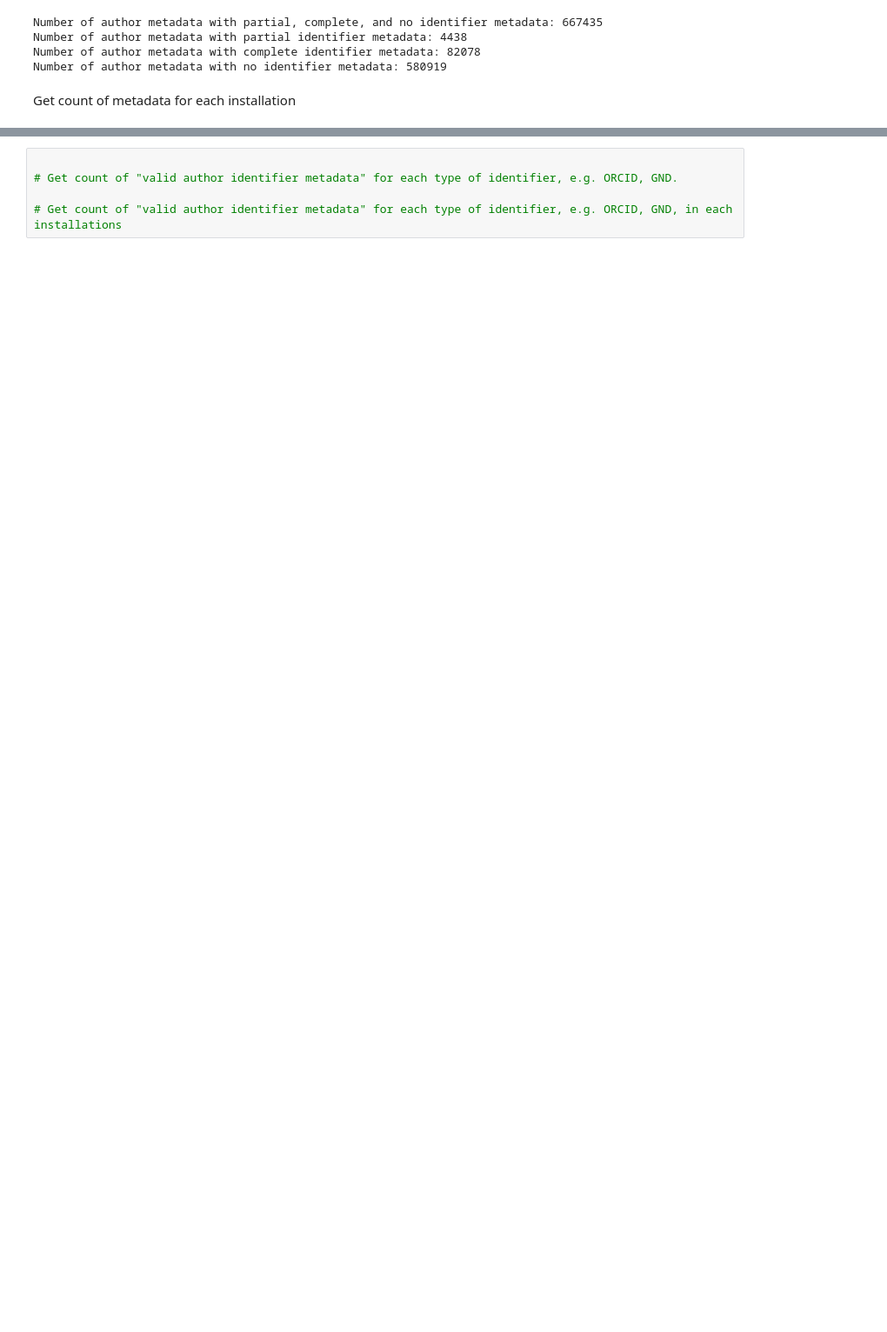
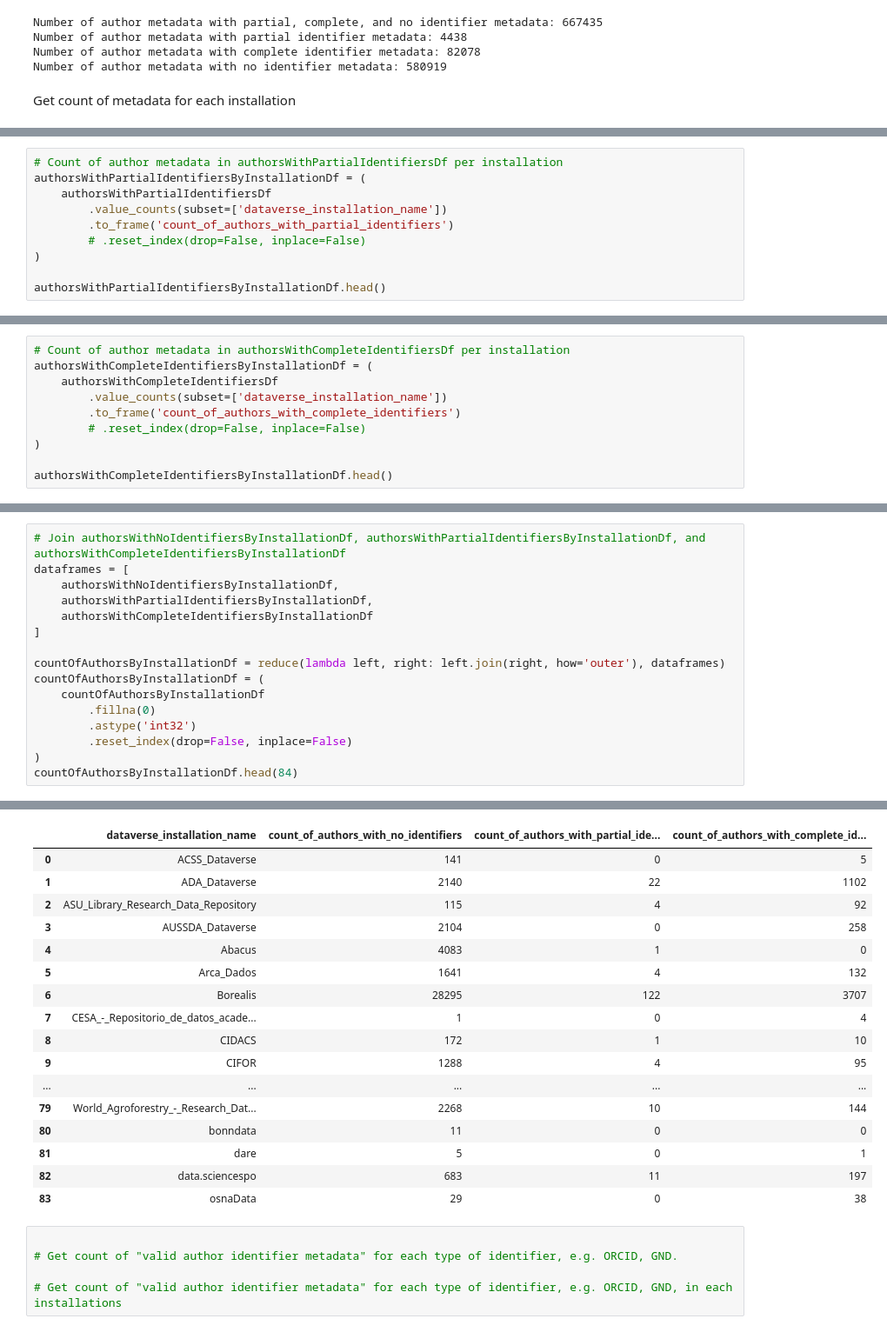
Before and after one commit to jggautier/ux-research-data-analysis, a Jupyter notebook: notebooks/PIDs_for_people_in_Dataverse_datasets/PIDs_for_people_in_HDV_datasets.ipynb, the cells around one changed output, grey strips where cells are left out. Shown at 87% size. Drawn from its saved outputs; the diff is of its cells as text; blank space fills up the shorter version.

```diff
--- a/notebooks/PIDs_for_people_in_Dataverse_datasets/PIDs_for_people_in_HDV_datasets.ipynb
+++ b/notebooks/PIDs_for_people_in_Dataverse_datasets/PIDs_for_people_in_HDV_datasets.ipynb
@@ -162,0 +166,10 @@ See Full Dataframe in Mito
+# %%
+# Count of author metadata in authorsWithPartialIdentifiersDf per installation
+authorsWithPartialIdentifiersByInstallationDf = (
+    authorsWithPartialIdentifiersDf
+        .value_counts(subset=['dataverse_installation_name'])
+        .to_frame('count_of_authors_with_partial_identifiers')
+        # .reset_index(drop=False, inplace=False)
+)
+
+authorsWithPartialIdentifiersByInstallationDf.head()
@@ -162,0 +185,10 @@ See Full Dataframe in Mito
+# %%
+# Count of author metadata in authorsWithCompleteIdentifiersDf per installation
+authorsWithCompleteIdentifiersByInstallationDf = (
+    authorsWithCompleteIdentifiersDf
+        .value_counts(subset=['dataverse_installation_name'])
+        .to_frame('count_of_authors_with_complete_identifiers')
+        # .reset_index(drop=False, inplace=False)
+)
+
+authorsWithCompleteIdentifiersByInstallationDf.head()
@@ -162,0 +204,17 @@ See Full Dataframe in Mito
+# %%
+# Join authorsWithNoIdentifiersByInstallationDf, authorsWithPartialIdentifiersByInstallationDf, and authorsWithCompleteIdentifiersByInstallationDf
+dataframes = [
+    authorsWithNoIdentifiersByInstallationDf,
+    authorsWithPartialIdentifiersByInstallationDf,
+    authorsWithCompleteIdentifiersByInstallationDf
+]
+
+countOfAuthorsByInstallationDf = reduce(lambda left, right: left.join(right, how='outer'), dataframes)
+countOfAuthorsByInstallationDf = (
+    countOfAuthorsByInstallationDf
+        .fillna(0)
+        .astype('int32')
+        .reset_index(drop=False, inplace=False)
+)
+countOfAuthorsByInstallationDf.head(84)
+# %% [output]
@@ -163,3 +222,20 @@ See Full Dataframe in Mito
+|  | dataverse_installation_name | count_of_authors_with_no_identifiers | count_of_authors_with_partial_ide... | count_of_authors_with_complete_id... |
+| 0 | ACSS_Dataverse | 141 | 0 | 5 |
+| 1 | ADA_Dataverse | 2140 | 22 | 1102 |
+| 2 | ASU_Library_Research_Data_Repository | 115 | 4 | 92 |
+| 3 | AUSSDA_Dataverse | 2104 | 0 | 258 |
+| 4 | Abacus | 4083 | 1 | 0 |
+| 5 | Arca_Dados | 1641 | 4 | 132 |
+| 6 | Borealis | 28295 | 122 | 3707 |
+| 7 | CESA_-_Repositorio_de_datos_acade... | 1 | 0 | 4 |
+| 8 | CIDACS | 172 | 1 | 10 |
+| 9 | CIFOR | 1288 | 4 | 95 |
+| ... | ... | ... | ... | ... |
+| 79 | World_Agroforestry_-_Research_Dat... | 2268 | 10 | 144 |
+| 80 | bonndata | 11 | 0 | 0 |
+| 81 | dare | 5 | 0 | 1 |
+| 82 | data.sciencespo | 683 | 11 | 197 |
+| 83 | osnaData | 29 | 0 | 38 |
 # %%
 
 # Get count of "valid author identifier metadata" for each type of identifier, e.g. ORCID, GND.
```
Also changed, not shown: parts of 6 cells of this notebook.
